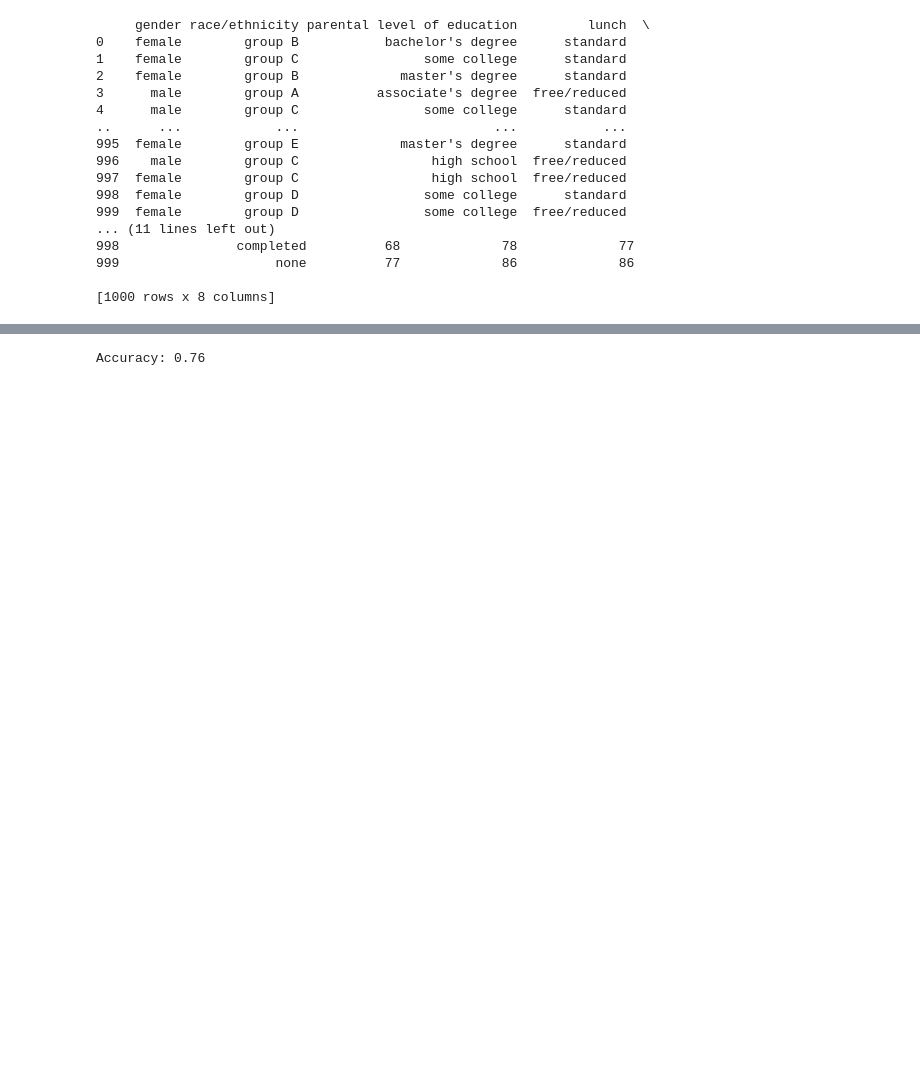
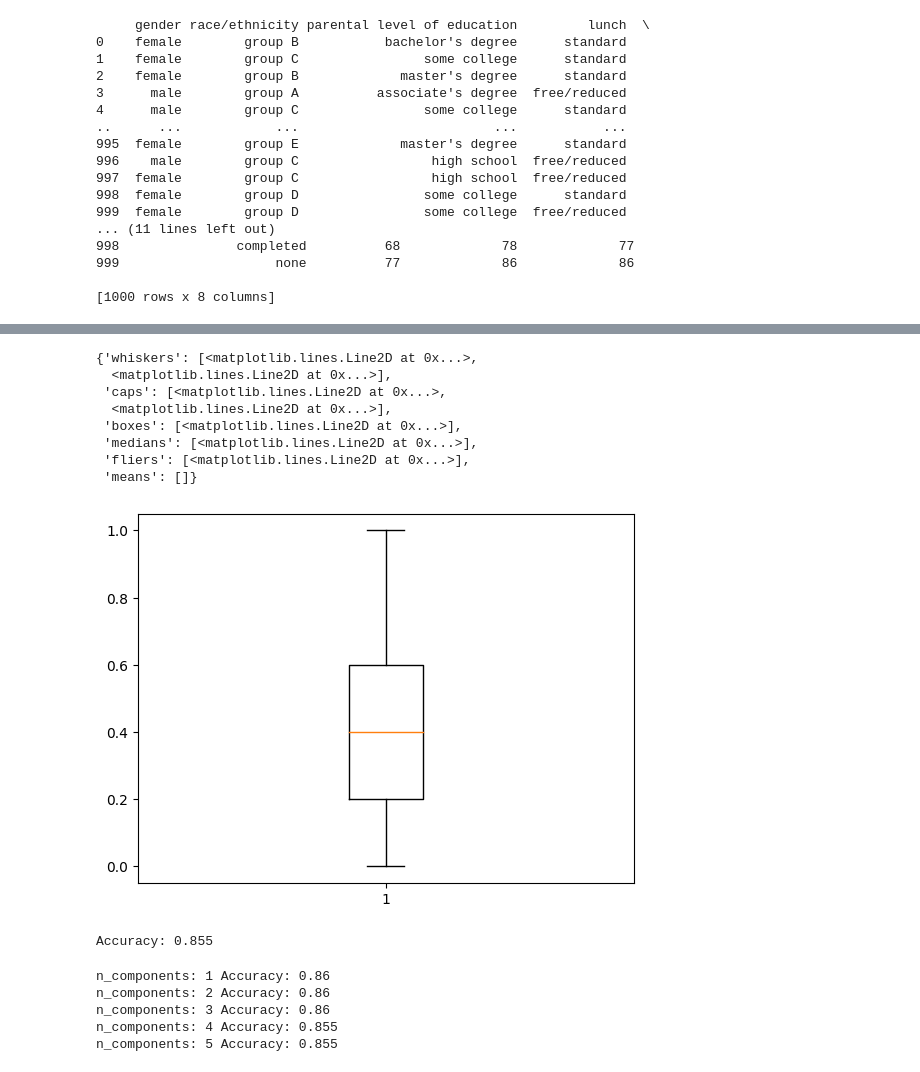
Before and after one commit to JatsaCantWin/msc_machine-learning, a Jupyter notebook: ExamResultPrediction.ipynb, the cells around one changed output, grey strips where cells are left out. Drawn from its saved outputs; the diff is of its cells as text; code cells hidden in the pictures; blank space fills up the shorter version.

```diff
--- a/ExamResultPrediction.ipynb
+++ b/ExamResultPrediction.ipynb
@@ -57,0 +178,12 @@ print(df)
+# %%
+plt.boxplot(df_norm[:,2])
+# %% [output]
+{'whiskers': [<matplotlib.lines.Line2D at 0x...>,
+  <matplotlib.lines.Line2D at 0x...>],
+ 'caps': [<matplotlib.lines.Line2D at 0x...>,
+  <matplotlib.lines.Line2D at 0x...>],
+ 'boxes': [<matplotlib.lines.Line2D at 0x...>],
+ 'medians': [<matplotlib.lines.Line2D at 0x...>],
+ 'fliers': [<matplotlib.lines.Line2D at 0x...>],
+ 'means': []}
+[figure, added]
@@ -58,19 +199,30 @@ print(df)
 # %%
-import numpy as np
-from sklearn.model_selection import train_test_split
-from sklearn.linear_model import LogisticRegression
-from sklearn.metrics import accuracy_score
-
-prediction_data = df[['female', 'male', 'associate\'s degree', 'bachelor\'s degree', 'high school', 'master\'s degree', 'some college', 'some high school', 'free/reduced', 'standard', 'none', 'completed']];
-class_data = df['math score discretized'];
-
 X_train, X_test, y_train, y_test = train_test_split(prediction_data, class_data, test_size=0.2)
 model = LogisticRegression()
+model.fit(X_train, y_train)
 
-model.fit(X_train, y_train)
 y_pred = model.predict(X_test)
 accuracy = accuracy_score(y_test, y_pred)
 
 print('Accuracy:', accuracy)
 # %% [output]
-Accuracy: 0.76
+Accuracy: 0.855
+# %%
+X_train, X_test, y_train, y_test = train_test_split(prediction_data, class_data, test_size=0.2)
+model = LogisticRegression()
+for n in range(1, len(X_train.columns) + 1):
+    pca = PCA(n_components=n)
+    X_train_pca = pca.fit_transform(X_train)
+    X_test_pca = pca.transform(X_test)
+
+    model.fit(X_train_pca, y_train)
+    y_pred = model.predict(X_test_pca)
+    accuracy = accuracy_score(y_test, y_pred)
+
+    print('n_components:', n, 'Accuracy:', accuracy)
+# %% [output]
+n_components: 1 Accuracy: 0.86
+n_components: 2 Accuracy: 0.86
+n_components: 3 Accuracy: 0.86
+n_components: 4 Accuracy: 0.855
+n_components: 5 Accuracy: 0.855
```
Also changed, not shown: parts of 14 cells of this notebook.
